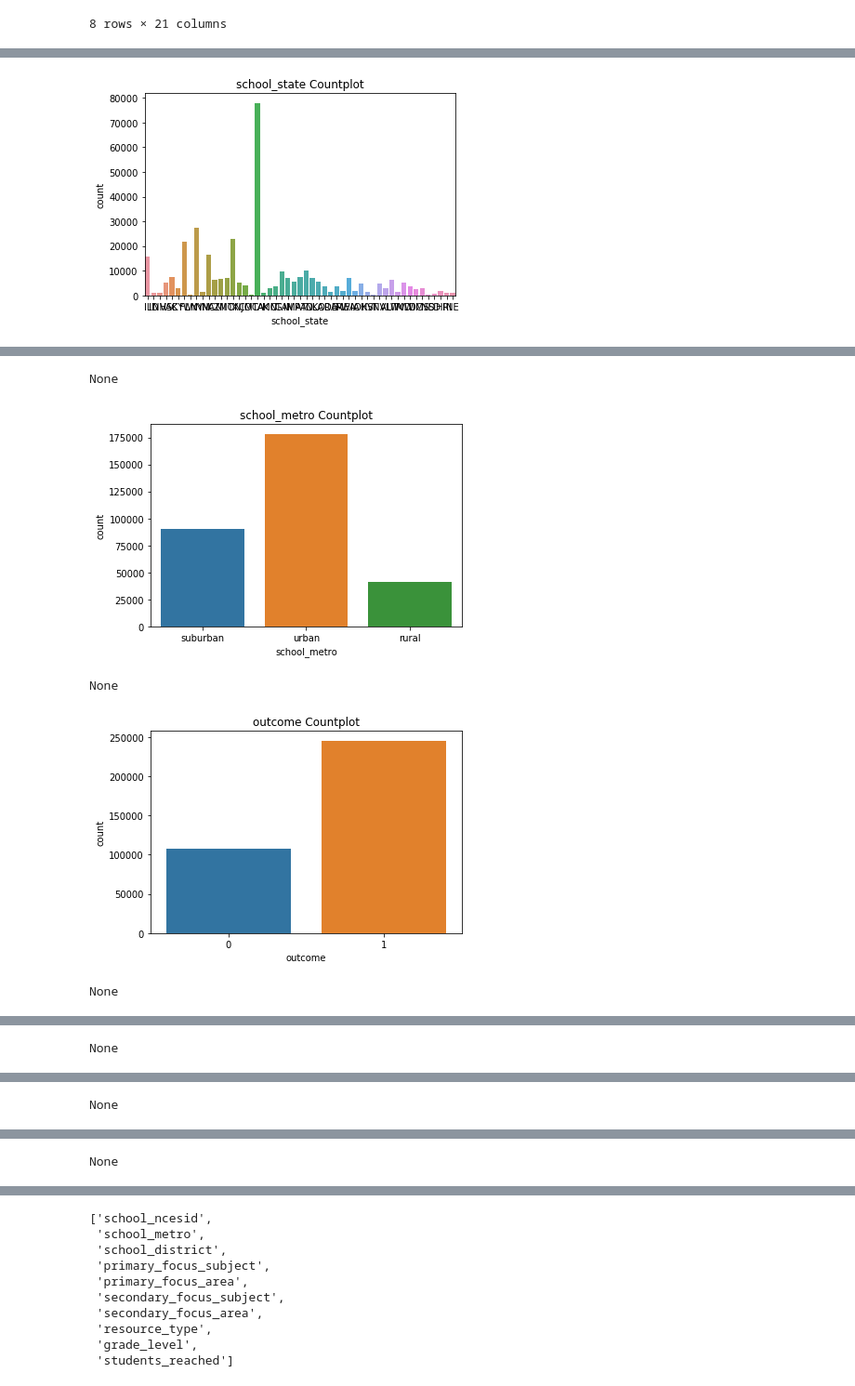
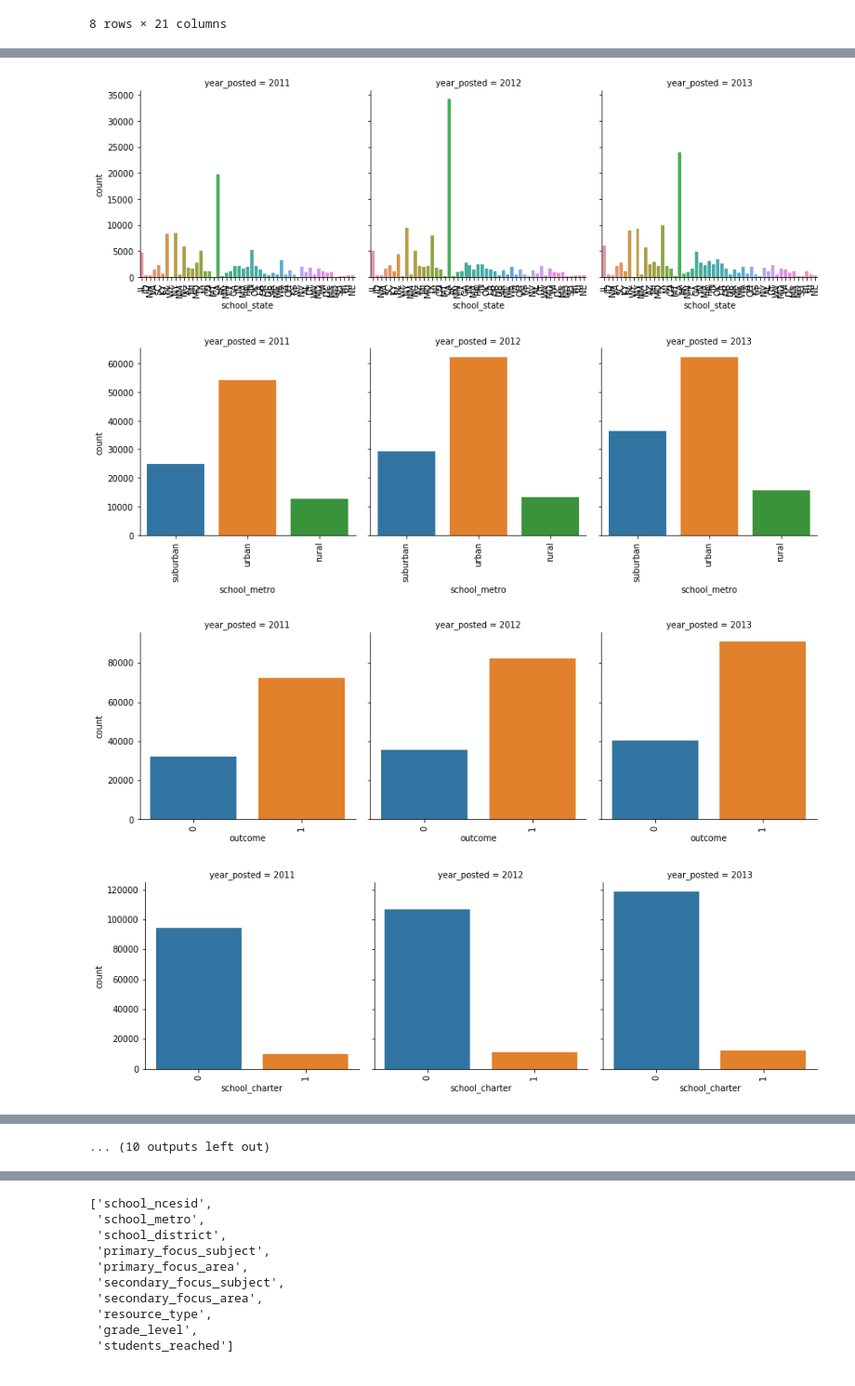
Before and after one commit to cherdeman/ML_for_Public_Policy, a Jupyter notebook: Assignment3/Assignment 3 - Improving the Pipeline.ipynb, the cells around one changed output, grey strips where cells are left out. Shown at 93% size. Saved outputs shown, nothing was run; the diff lists cells and outputs as text; code cells hidden in the pictures.

```diff
--- a/Assignment3/Assignment 3 - Improving the Pipeline.ipynb
+++ b/Assignment3/Assignment 3 - Improving the Pipeline.ipynb
@@ -181,6 +152,11 @@ data_processing.make_histogram(majority, 'total_price_excluding_optional_support
 # %%
 # Create countcharts for discrete variables
 for col in discrete_cols:
-    print(data_processing.make_countchart(full_df, col))
+    g = sns.factorplot(x=col, col = 'year_posted', data = full_df, kind = 'count')
+    g.set_xticklabels(rotation=90)
+    #print(data_processing.make_countchart(full_df, col))
 # %% [output]
-[figure, old version]
+[figure, new version]
+[figure, new version]
+[figure, new version]
+[figure, new version]
@@ -187,5 +171 @@ for col in discrete_cols:
-None
+... (10 outputs left out)
-[figure, old version]
-None
-[figure, old version]
-None
@@ -193 +171,0 @@ None
-None
@@ -195 +171,0 @@ None
-None
@@ -197 +171,0 @@ None
-None
```
Also changed, not shown: parts of 51 cells of this notebook, 3 other files.
